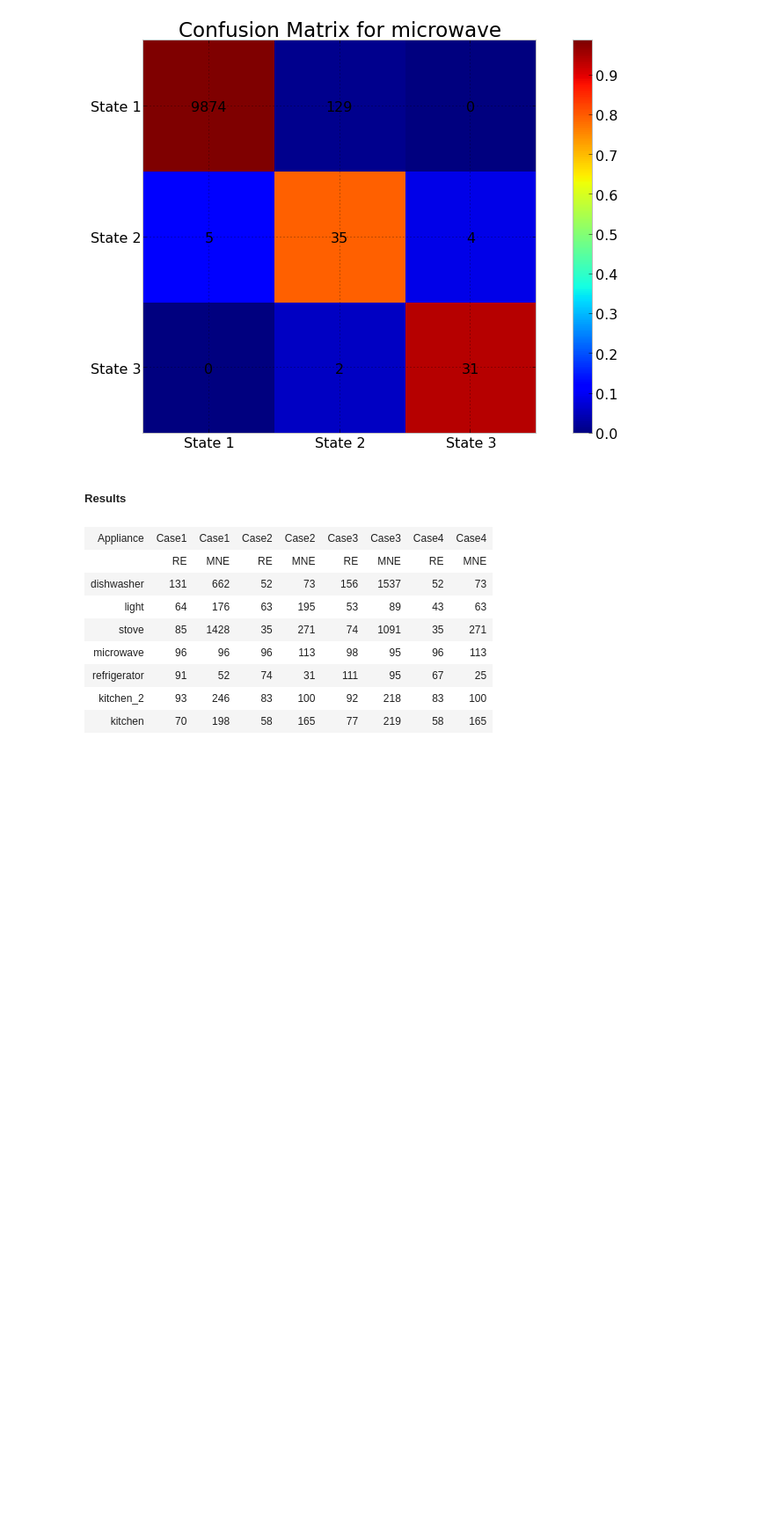
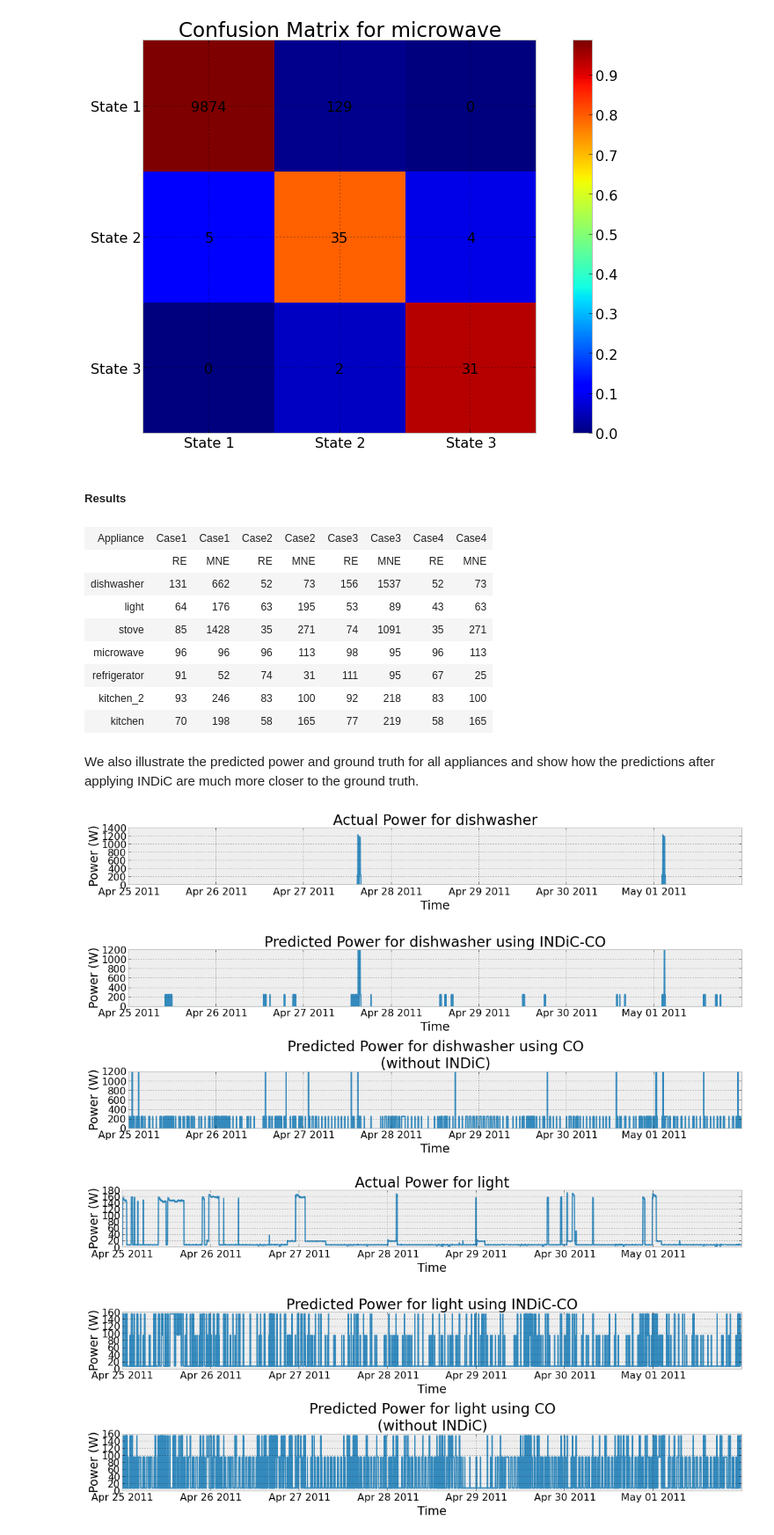
Before and after one commit to nipunbatra/nilm, a Jupyter notebook: indic.ipynb, the cells around one changed output. Shown at 88% size. Cells and saved outputs as stored; diff of their text form; code cells hidden in the pictures; blank space fills up the shorter version.

Commit message:
Added prediction with and withiout INDiC in the notebook

```diff
--- a/indic.ipynb
+++ b/indic.ipynb
@@ -829,11 +852,4 @@ Time taken for CO Mains : 0.1943359375
 # %%
 for appliance in appliance_list:
-    figure()
-    plt.subplot(2,1,1)
-    plt.title(appliance)
-    plt.plot(df_appliances_test[appliance].values)
-    plt.subplot(2,1,2)
-    plt.plot(case_2_mains_1_power[appliance])
-
     print_confusion_matrix(appliance,len(centroids[appliance]),true_labels[appliance],case_2_mains_1_states[appliance])
 # %% [output]
@@ -889,12 +901,5 @@ case_2_mains_2_states
  'refrigerator': array([1, 1, 1, ..., 0, 0, 0])}
 # %%
 for appliance in appliance_list:
-    figure()
-    plt.subplot(2,1,1)
-    plt.title(appliance)
-    plt.plot(df_appliances_test[appliance].values)
-    plt.subplot(2,1,2)
-    plt.plot(case_2_mains_2_power[appliance])
-
     print_confusion_matrix(appliance,len(centroids[appliance]),true_labels[appliance],case_2_mains_2_states[appliance])
 # %% [output]
@@ -1074,3 +1076,31 @@ apply_theme('basic')
 | refrigerator | 91 | 52 | 74 | 31 | 111 | 95 | 67 | 25 |
 | kitchen_2 | 93 | 246 | 83 | 100 | 92 | 218 | 83 | 100 |
 | kitchen | 70 | 198 | 58 | 165 | 77 | 219 | 58 | 165 |
+# %% [markdown]
+We also illustrate the predicted power and ground truth for all appliances and show how the predictions after applying INDiC are much more closer to the ground truth.
+# %%
+for appliance in centroids:
+    x=df_appliances_test[appliance].index.to_pydatetime()
+    figure()
+    plt.subplot(3,1,1)
+    plt.title("Actual Power for %s" %appliance)
+    plt.xlabel('Time')
+    plt.ylabel('Power (W)')
+    plt.plot(x,df_appliances_test[appliance].values)
+    plt.subplot(3,1,2)
+    plt.title("Predicted Power for %s using INDiC-CO" %appliance)
+    plt.xlabel('Time')
+    plt.ylabel('Power (W)')
+    if mapping[appliance]==1:
+        plt.plot(x,case_4_mains_1_power[appliance])
+    else:
+        plt.plot(x,case_4_mains_2_power[appliance])
+    plt.subplot(3,1,3)
+    plt.title("Predicted Power for %s using CO \n(without INDiC)" %appliance)
+    plt.xlabel('Time')
+    plt.ylabel('Power (W)')
+    plt.plot(x,case_1_power[appliance])
+    plt.tight_layout()
+# %% [output]
+[figure, added]
+[figure, added]
```
Also changed, not shown: parts of 21 cells of this notebook, 1 other file.
